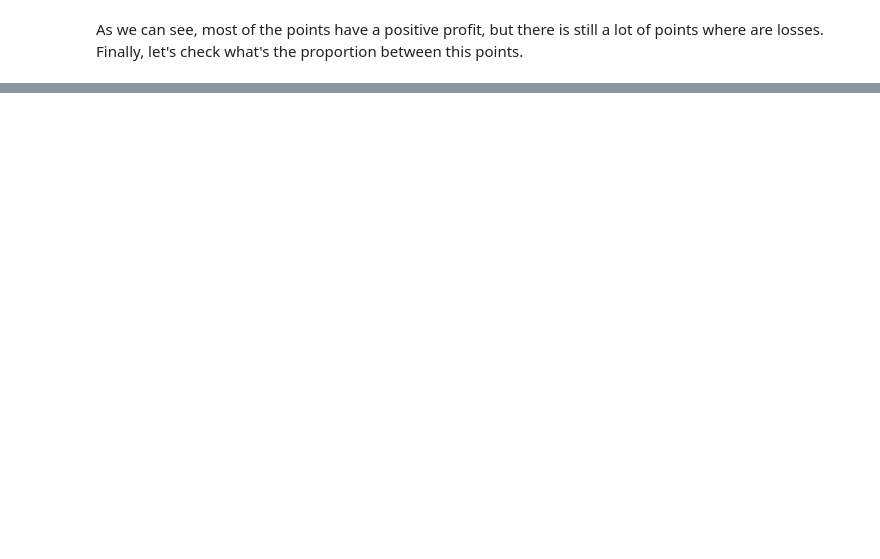
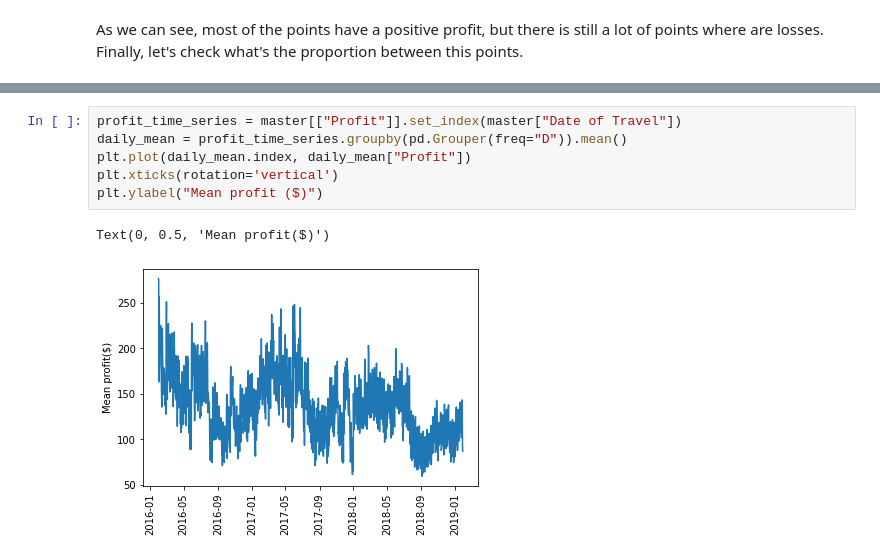
Before and after one commit to dme48/dataglacier-internship, a Jupyter notebook: Week 2/eda.ipynb, the cells around one changed output, grey strips where cells are left out. Cells and saved outputs as stored; diff of their text form; blank space fills up the shorter version.

```diff
--- a/Week 2/eda.ipynb
+++ b/Week 2/eda.ipynb
@@ -230,0 +271,9 @@ Percentage of trips with losses: 6%
+# %%
+profit_time_series = master[["Profit"]].set_index(master["Date of Travel"])
+daily_mean = profit_time_series.groupby(pd.Grouper(freq="D")).mean()
+plt.plot(daily_mean.index, daily_mean["Profit"])
+plt.xticks(rotation='vertical')
+plt.ylabel("Mean profit ($)")
+# %% [output]
+Text(0, 0.5, 'Mean profit($)')
+[figure, added]
```
Also changed, not shown: parts of 42 cells of this notebook.
